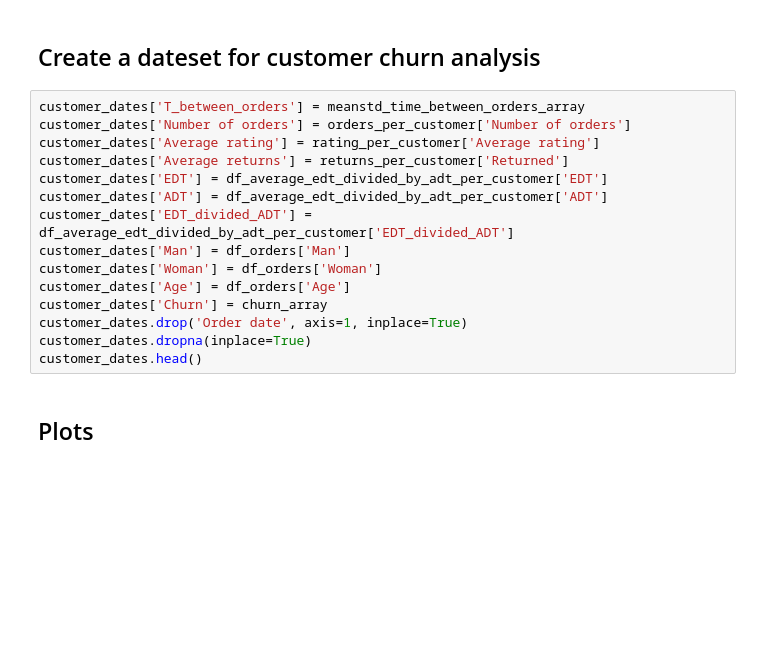
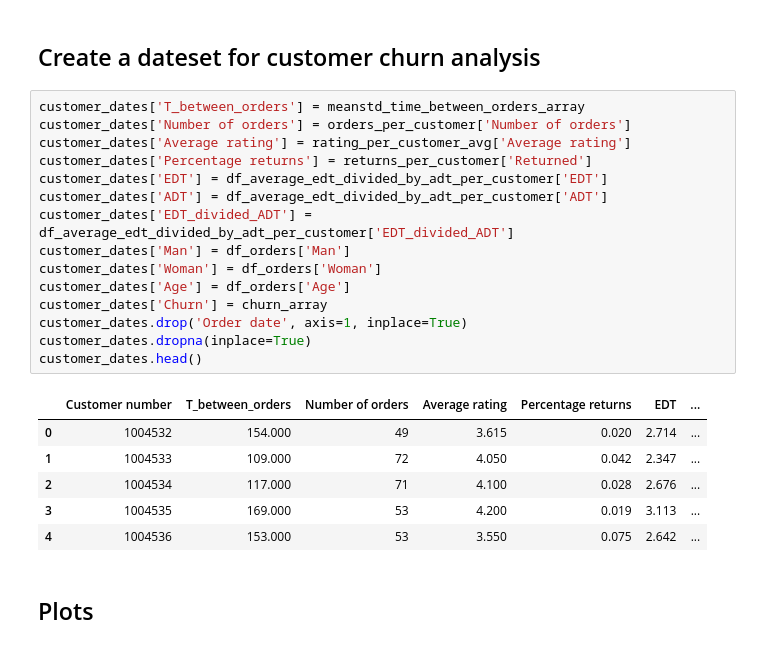
Before and after one commit to ivangermanov/data_science_project, a Jupyter notebook: EDA/EDA_combined.ipynb, the cells around one changed output. Drawn from its saved outputs; the diff is of its cells as text; blank space fills up the shorter version.

```diff
--- a/EDA/EDA_combined.ipynb
+++ b/EDA/EDA_combined.ipynb
@@ -235,18 +313,25 @@ df_orders = df_orders.drop(
 # %%
 customer_dates['T_between_orders'] = meanstd_time_between_orders_array
 customer_dates['Number of orders'] = orders_per_customer['Number of orders']
-customer_dates['Average rating'] = rating_per_customer['Average rating']
-customer_dates['Average returns'] = returns_per_customer['Returned']
+customer_dates['Average rating'] = rating_per_customer_avg['Average rating']
+customer_dates['Percentage returns'] = returns_per_customer['Returned']
 customer_dates['EDT'] = df_average_edt_divided_by_adt_per_customer['EDT']
 customer_dates['ADT'] = df_average_edt_divided_by_adt_per_customer['ADT']
 customer_dates['EDT_divided_ADT'] = df_average_edt_divided_by_adt_per_customer['EDT_divided_ADT']
 customer_dates['Man'] = df_orders['Man']
 customer_dates['Woman'] = df_orders['Woman']
 customer_dates['Age'] = df_orders['Age']
 customer_dates['Churn'] = churn_array
 customer_dates.drop('Order date', axis=1, inplace=True)
 customer_dates.dropna(inplace=True)
 customer_dates.head()
+# %% [output]
+|  | Customer number | T_between_orders | Number of orders | Average rating | Percentage returns | EDT | ... |
+| 0 | 1004532 | 154.000 | 49 | 3.615 | 0.020 | 2.714 | ... |
+| 1 | 1004533 | 109.000 | 72 | 4.050 | 0.042 | 2.347 | ... |
+| 2 | 1004534 | 117.000 | 71 | 4.100 | 0.028 | 2.676 | ... |
+| 3 | 1004535 | 169.000 | 53 | 4.200 | 0.019 | 3.113 | ... |
+| 4 | 1004536 | 153.000 | 53 | 3.550 | 0.075 | 2.642 | ... |
 # %% [markdown]
 ## Plots
 # %%
```
Also changed, not shown: parts of 15 cells of this notebook.
